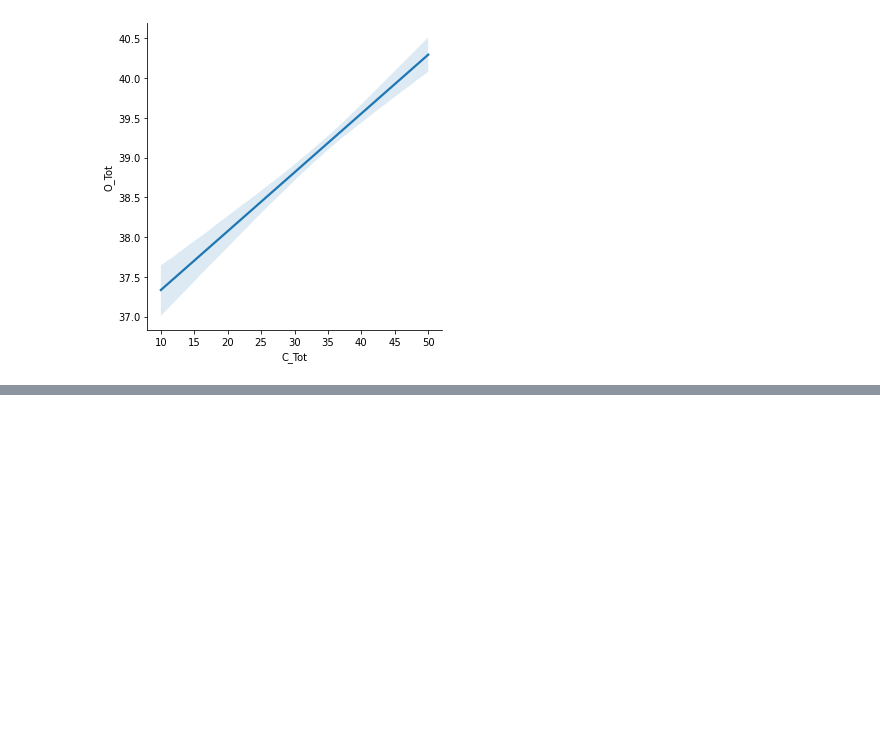
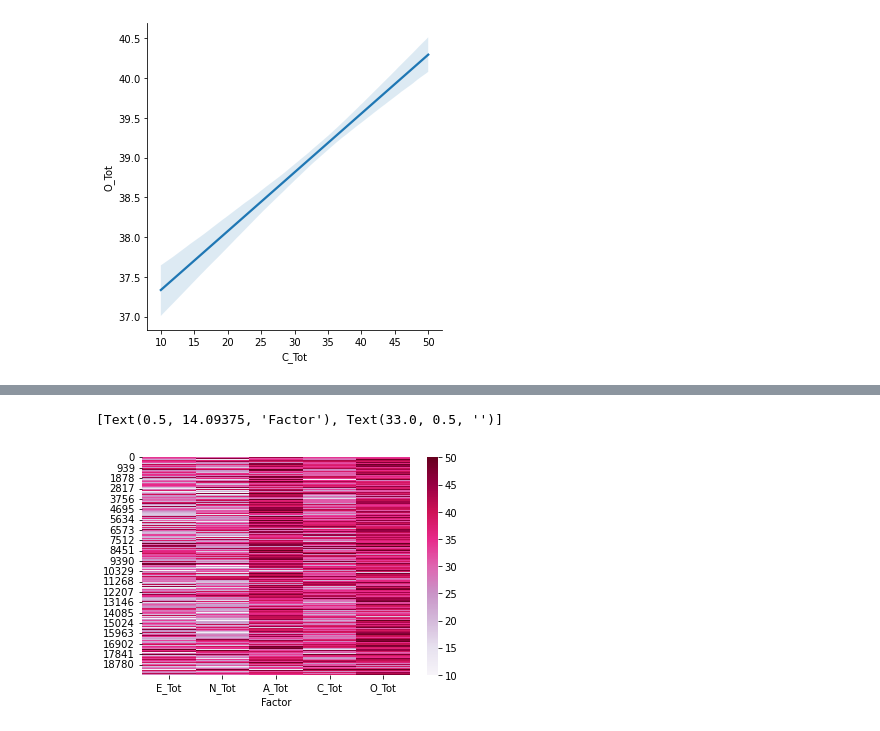
Before and after one commit to ubco-W2022T1-cosc301/project-group23, a Jupyter notebook: notebooks/analysis2.ipynb, the cells around one changed output, grey strips where cells are left out. Cells and saved outputs as stored; diff of their text form; code cells hidden in the pictures; blank space fills up the shorter version.

```diff
--- a/notebooks/analysis2.ipynb
+++ b/notebooks/analysis2.ipynb
@@ -604,0 +617,6 @@ print(sb.lmplot(data = dat_sub_g, x = "C_Tot", y = "O_Tot", scatter = False))
+# %%
+ax = sb.heatmap(dat_sub, cmap = "PuRd")
+ax.set(xlabel='Factor', ylabel=None)
+# %% [output]
+[Text(0.5, 14.09375, 'Factor'), Text(33.0, 0.5, '')]
+[figure, added]
```
Also changed, not shown: parts of 6 cells of this notebook.
